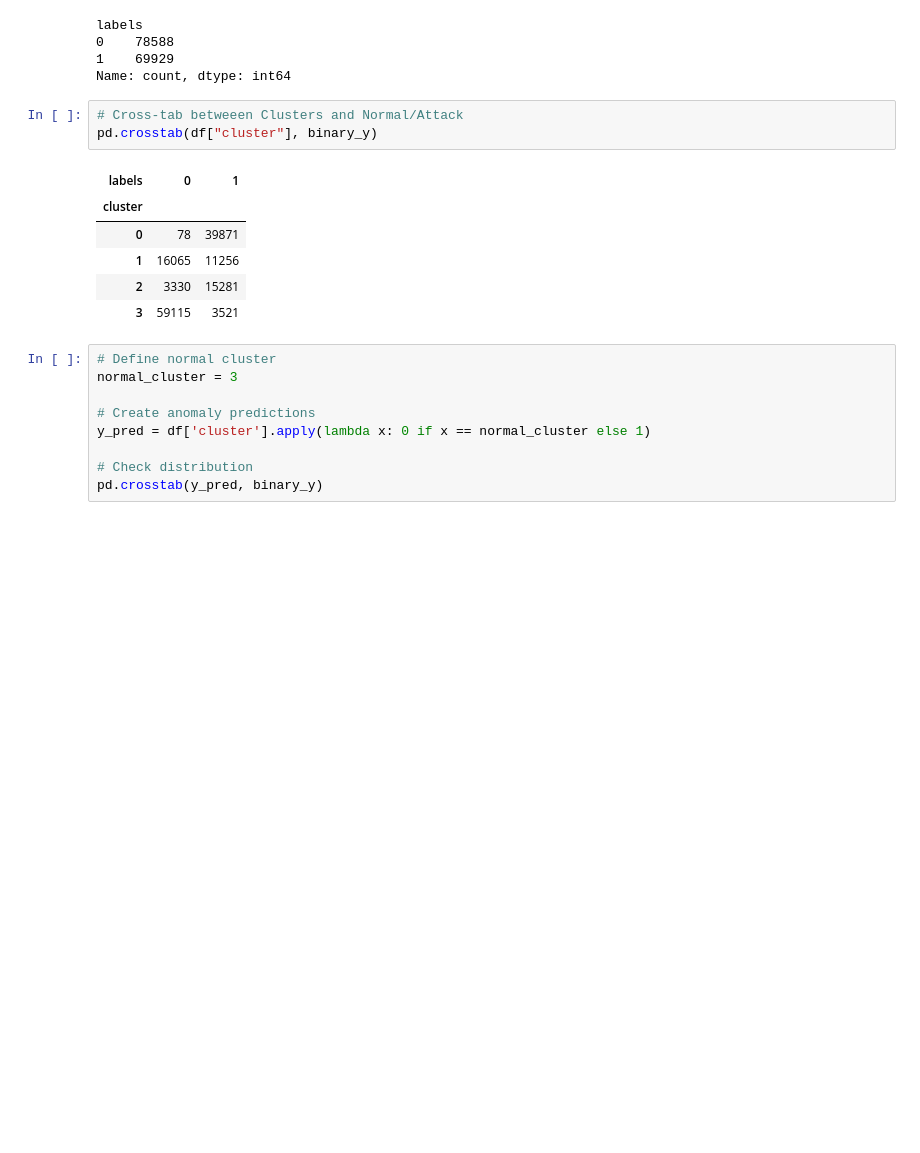
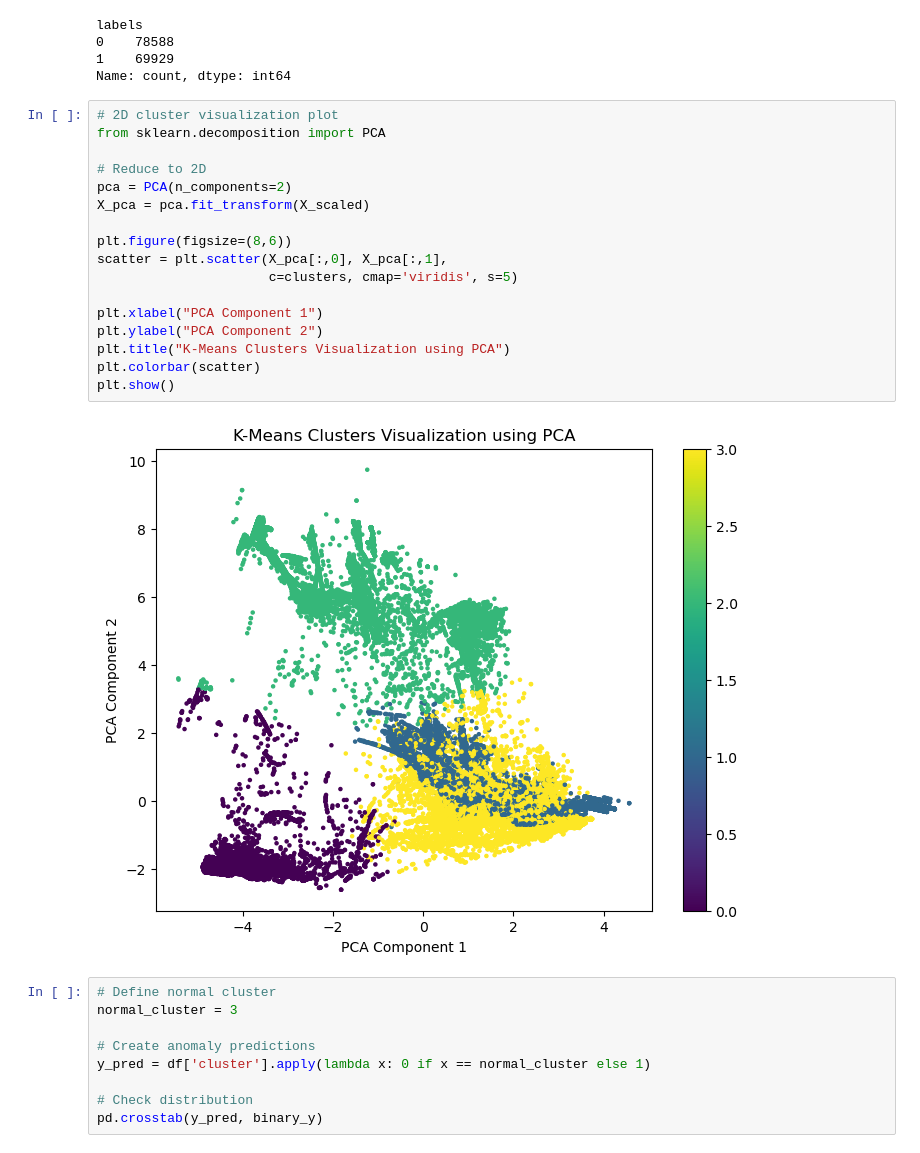
Before and after one commit to aashoday/fml-lab, a Jupyter notebook: notebooks/assignment_7.ipynb, the cells around one changed output. Cells and saved outputs as stored; diff of their text form; blank space fills up the shorter version.

```diff
--- a/notebooks/assignment_7.ipynb
+++ b/notebooks/assignment_7.ipynb
@@ -171,16 +187,25 @@ labels
 0    78588
 1    69929
 Name: count, dtype: int64
-# %%
-# Cross-tab betweeen Clusters and Normal/Attack
-pd.crosstab(df["cluster"], binary_y)
-# %% [output]
-| labels | 0 | 1 |
-| cluster |  |  |
-| 0 | 78 | 39871 |
-| 1 | 16065 | 11256 |
-| 2 | 3330 | 15281 |
-| 3 | 59115 | 3521 |
+# %%
+# 2D cluster visualization plot
+from sklearn.decomposition import PCA
+
+# Reduce to 2D
+pca = PCA(n_components=2)
+X_pca = pca.fit_transform(X_scaled)
+
+plt.figure(figsize=(8,6))
+scatter = plt.scatter(X_pca[:,0], X_pca[:,1],
+                      c=clusters, cmap='viridis', s=5)
+
+plt.xlabel("PCA Component 1")
+plt.ylabel("PCA Component 2")
+plt.title("K-Means Clusters Visualization using PCA")
+plt.colorbar(scatter)
+plt.show()
+# %% [output]
+[figure, added]
 # %%
 # Define normal cluster
 normal_cluster = 3
```
Also changed, not shown: parts of 5 cells of this notebook.
